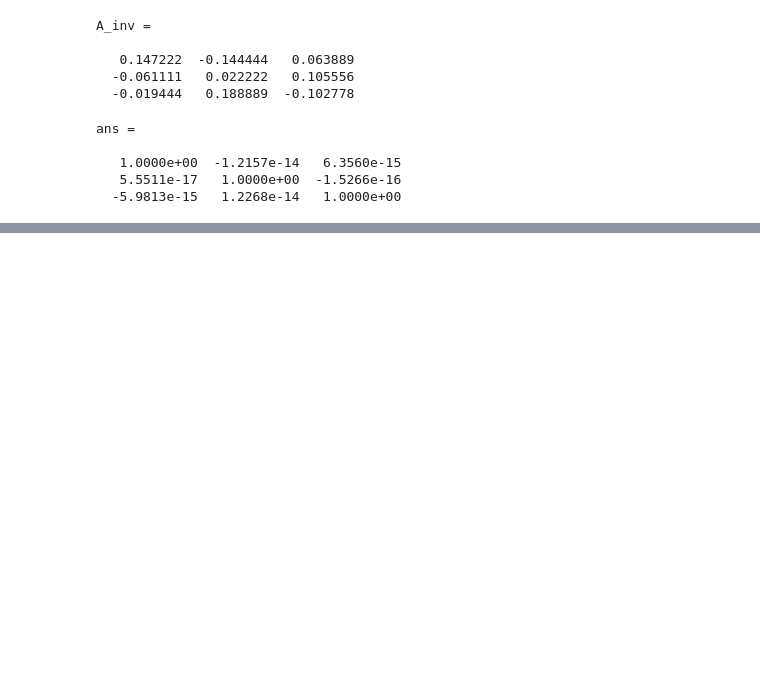
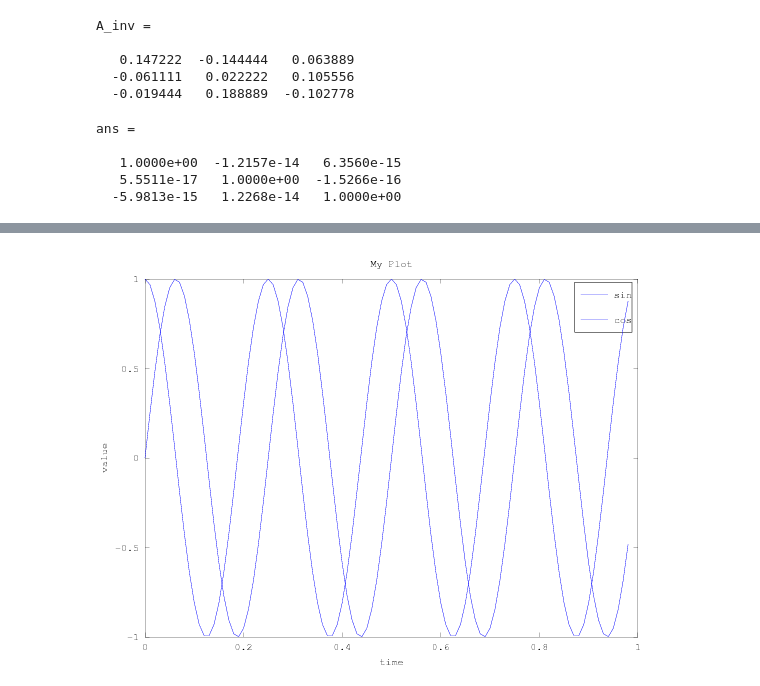
Before and after one commit to SCloves/introducao_Octave, a Jupyter notebook: intruducao_octave.ipynb, the cells around one changed output, grey strips where cells are left out. Cells and saved outputs as stored; diff of their text form; code cells hidden in the pictures; blank space fills up the shorter version.

```diff
--- a/intruducao_octave.ipynb
+++ b/intruducao_octave.ipynb
@@ -843,0 +864,12 @@ ans =
+# %%
+plot(t, y1)
+hold on; % para plotar outro gráfico em cima do antigo
+plot(t, y2)
+xlabel('time')
+ylabel('value')
+legend('sin', 'cos')
+title('My Plot')
+
+print -dpng 'myPlot.png' % para salvar meu plot
+# %% [output]
+[figure, added]
```
Also changed, not shown: parts of 56 cells of this notebook.
